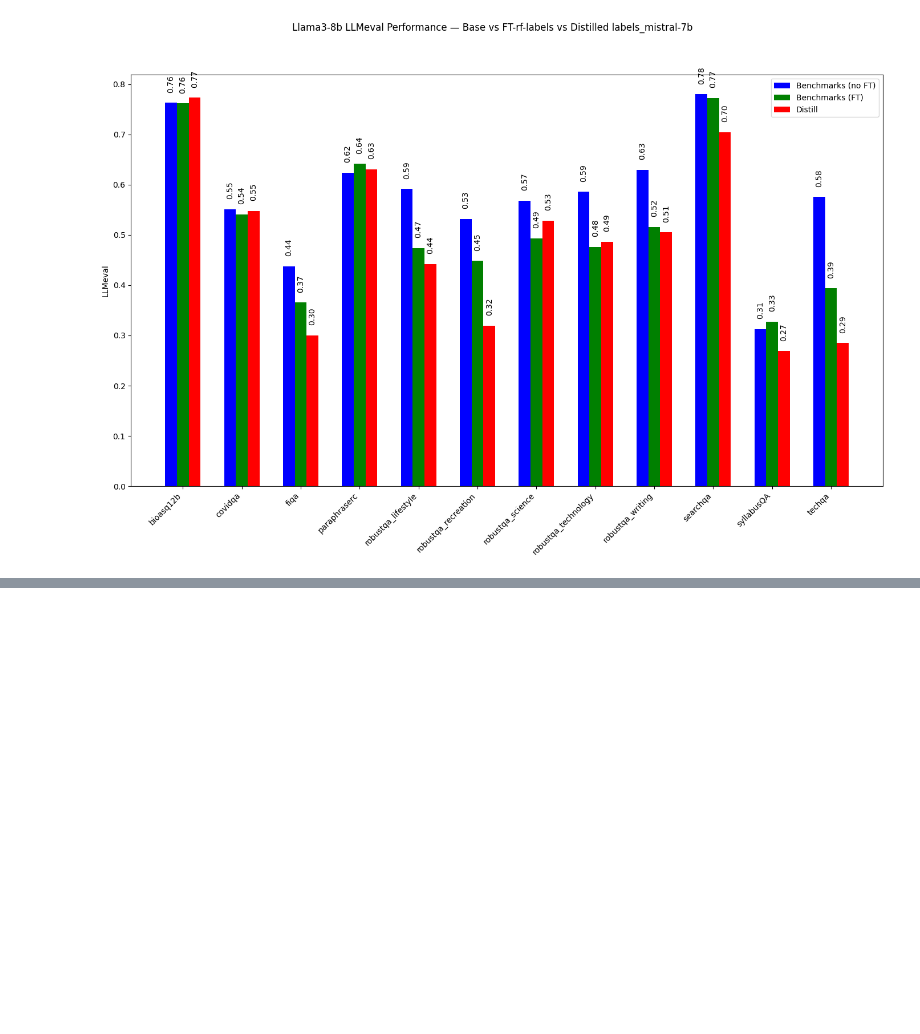
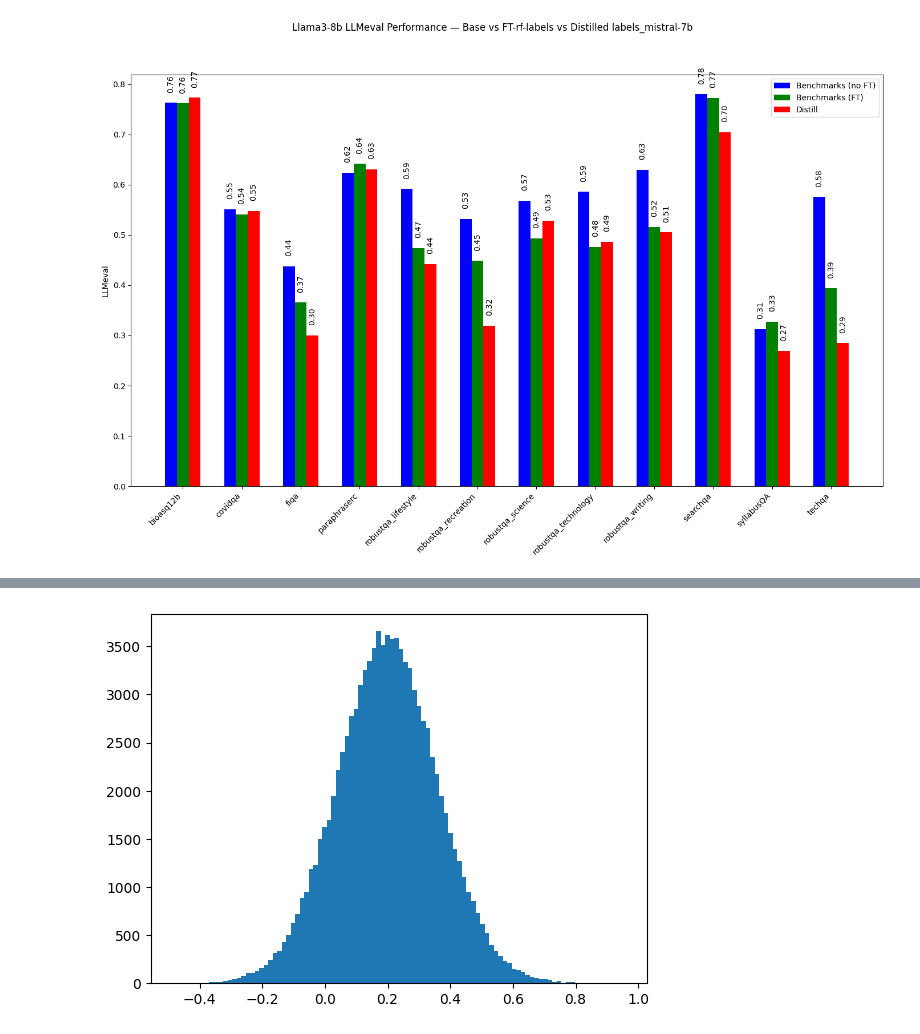
Before and after one commit to AlexandreMisrahi2005/bergen, a Jupyter notebook: plots.ipynb, the cells around one changed output, grey strips where cells are left out. Saved outputs shown, nothing was run; the diff lists cells and outputs as text; code cells hidden in the pictures; blank space fills up the shorter version.

```diff
--- a/plots.ipynb
+++ b/plots.ipynb
@@ -862,0 +926,16 @@ plot_metrics_bar_subplots('LLMeval', benchmarks_llmevals, benchmarks_FT_llmevals
+# %%
+layer = 0
+lamda_fulls = []
+for i in range(100000):
+    lambda_q1 = torch.zeros(128, dtype=torch.float32).normal_(mean=0,std=0.1)
+    lambda_k1 = torch.zeros(128, dtype=torch.float32).normal_(mean=0,std=0.1)
+    lambda_q2 = torch.zeros(128, dtype=torch.float32).normal_(mean=0,std=0.1)
+    lambda_k2 = torch.zeros(128, dtype=torch.float32).normal_(mean=0,std=0.1)
+    lambda_init = lambda_init_fn(layer)
+    lambda_full = lambda_fn(lambda_q1, lambda_k1, lambda_q2, lambda_k2, lambda_init)
+    lamda_fulls.append(lambda_full)
+
+plt.hist(lamda_fulls, bins=100)
+plt.show()
+# %% [output]
+[figure, added]
```
Also changed, not shown: parts of 5 cells of this notebook, 15 other files.
